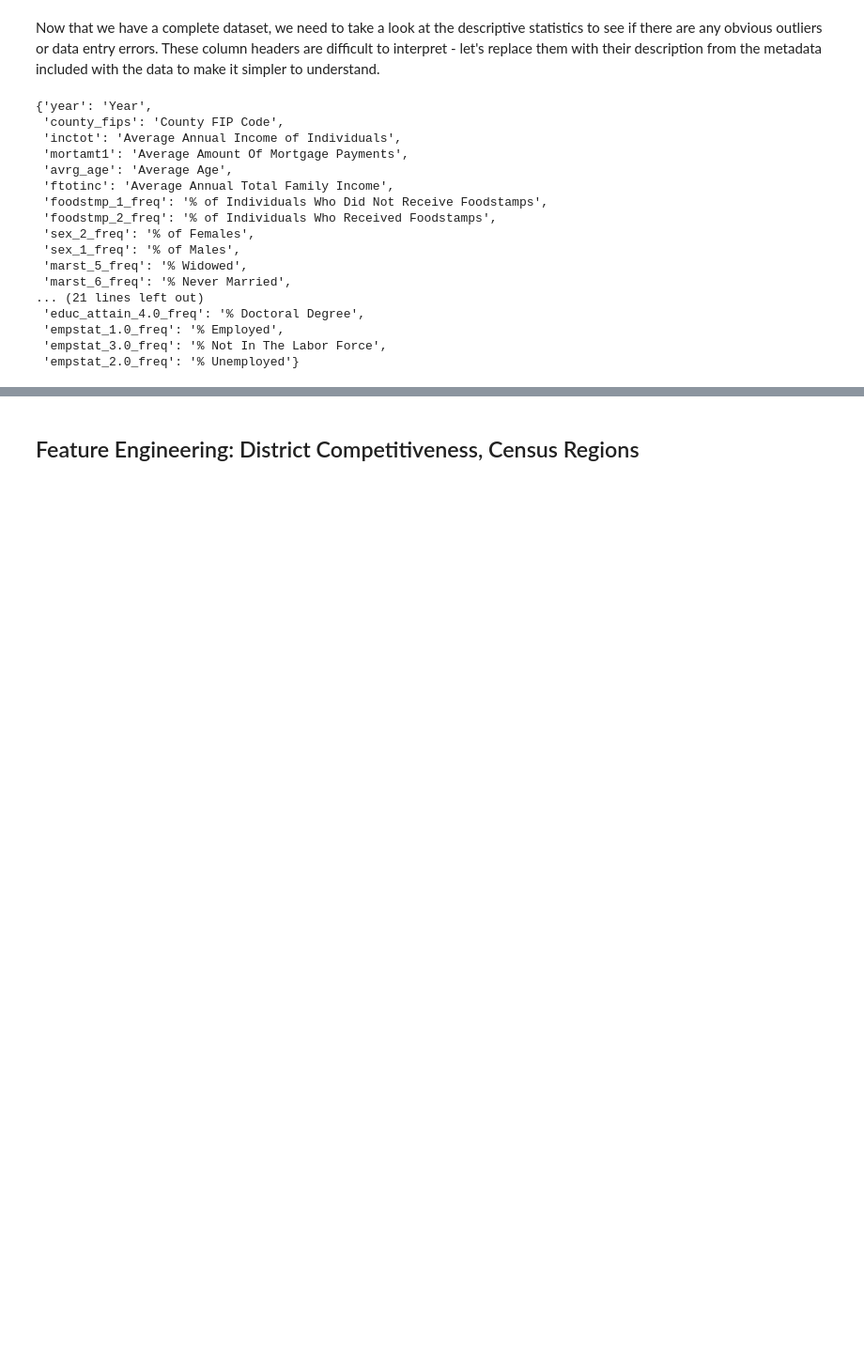
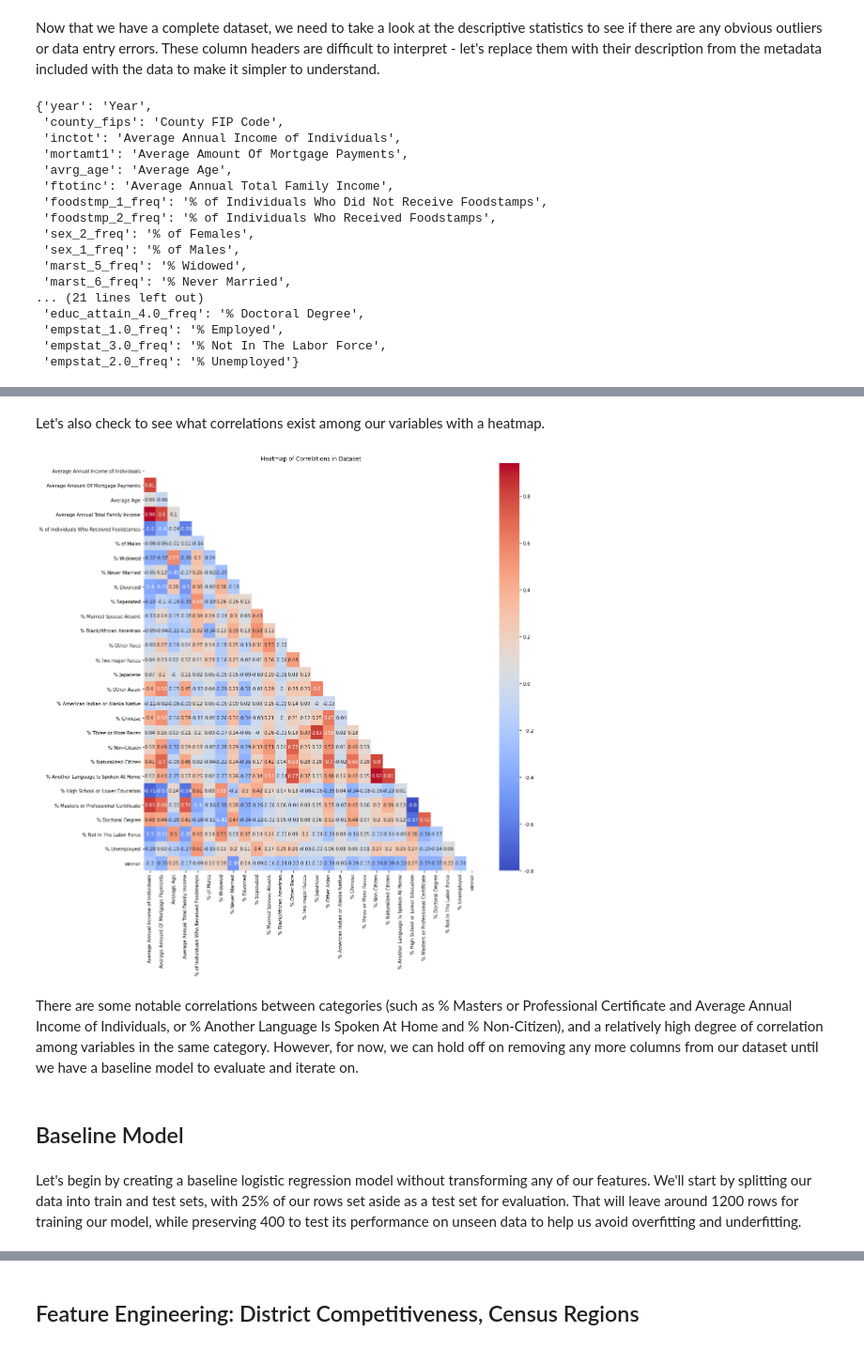
Before and after one commit to emgerber88/County_Pres_Election_Modeling, a Jupyter notebook: County_Pres_Election_Modeling.ipynb, the cells around one changed output, grey strips where cells are left out. Shown: that part at 94% size. Cells and saved outputs as stored; diff of their text form; code cells hidden in the pictures; blank space fills up the shorter version.

Commit message:
adding baseline model

```diff
--- a/County_Pres_Election_Modeling.ipynb
+++ b/County_Pres_Election_Modeling.ipynb
@@ -286,0 +349,27 @@ Let's examine the distribution of each column to check for potential outliers:
+# %% [markdown]
+Let's also check to see what correlations exist among our variables with a heatmap.
+# %%
+# instantiate figure
+fig, ax = plt.subplots(figsize=(16, 16))
+
+# set up correlation matrix
+corr = round(pres_df_binary.corr(), 2)
+
+# create a mask
+mask = np.triu(np.ones_like(corr, dtype=bool))
+
+# plot figure
+sns.heatmap(corr, cmap = 'coolwarm', annot = True, mask = mask)
+
+# Customize the plot appearance
+ax.set_title("Heatmap of Correlations in Dataset");
+
+plt.show()
+# %% [output]
+[figure, added]
+# %% [markdown]
+There are some notable correlations between categories (such as % Masters or Professional Certificate and Average Annual Income of Individuals, or % Another Language Is Spoken At Home and % Non-Citizen), and a relatively high degree of correlation among variables in the same category. However, for now, we can hold off on removing any more columns from our dataset until we have a baseline model to evaluate and iterate on.
+# %% [markdown]
+## Baseline Model
+# %% [markdown]
+Let's begin by creating a baseline logistic regression model without transforming any of our features. We'll start by splitting our data into train and test sets, with 25% of our rows set aside as a test set for evaluation. That will leave around 1200 rows for training our model, while preserving 400 to test its performance on unseen data to help us avoid overfitting and underfitting.
```
Also changed, not shown: parts of 28 cells of this notebook.
